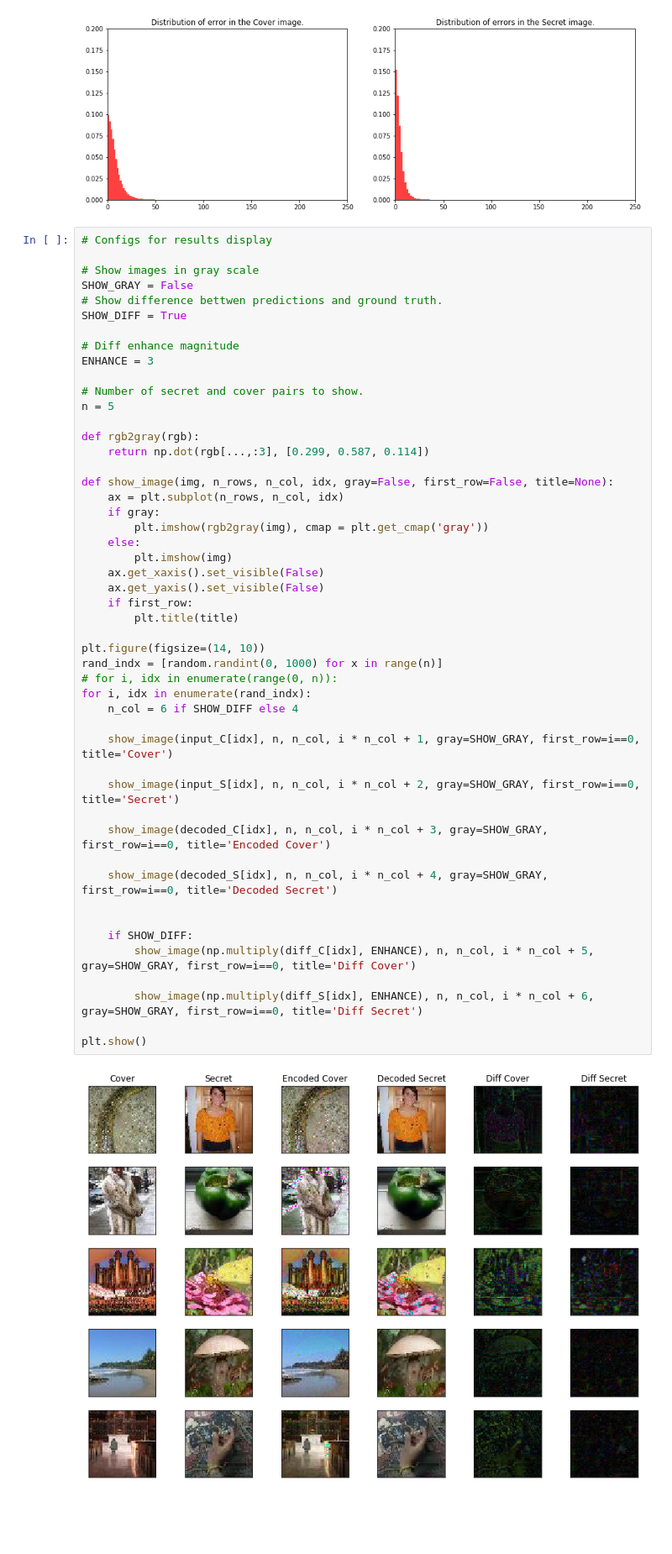
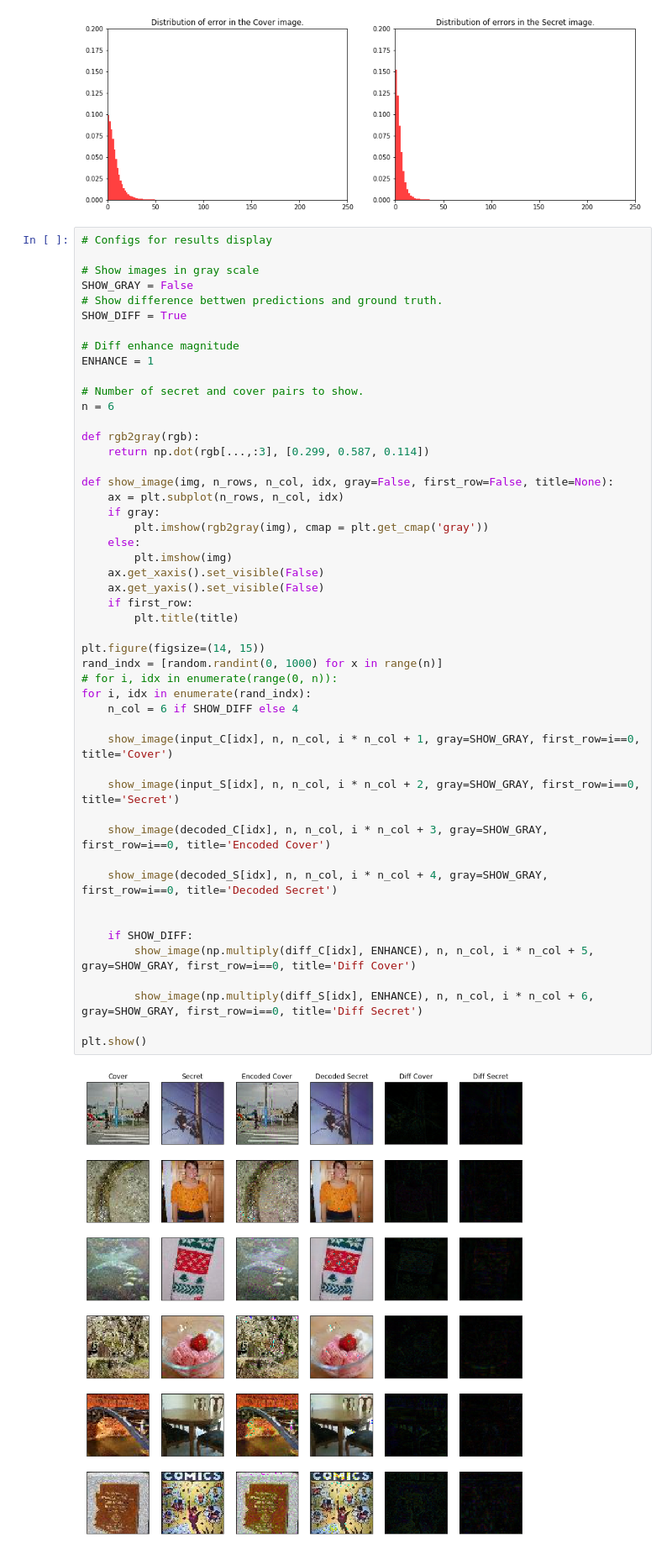
Before and after one commit to alexandremuzio/deep-steg, a Jupyter notebook: deep_steg.ipynb, the cells around one changed output. Shown at 84% size. Drawn from its saved outputs; the diff is of its cells as text; blank space fills up the shorter version.

Commit message:
Updating results images

```diff
--- a/deep_steg.ipynb
+++ b/deep_steg.ipynb
@@ -384,10 +384,10 @@ SHOW_GRAY = False
 SHOW_DIFF = True
 
 # Diff enhance magnitude
-ENHANCE = 3
+ENHANCE = 1
 
 # Number of secret and cover pairs to show.
-n = 5
+n = 6
 
 def rgb2gray(rgb):
     return np.dot(rgb[...,:3], [0.299, 0.587, 0.114])
@@ -397,32 +397,32 @@ def show_image(img, n_rows, n_col, idx, gray=False, first_row=False, title=None)
     if gray:
         plt.imshow(rgb2gray(img), cmap = plt.get_cmap('gray'))
     else:
         plt.imshow(img)
     ax.get_xaxis().set_visible(False)
     ax.get_yaxis().set_visible(False)
     if first_row:
         plt.title(title)
 
-plt.figure(figsize=(14, 10))
+plt.figure(figsize=(14, 15))
 rand_indx = [random.randint(0, 1000) for x in range(n)]
 # for i, idx in enumerate(range(0, n)):
 for i, idx in enumerate(rand_indx):
     n_col = 6 if SHOW_DIFF else 4
 
     show_image(input_C[idx], n, n_col, i * n_col + 1, gray=SHOW_GRAY, first_row=i==0, title='Cover')
 
     show_image(input_S[idx], n, n_col, i * n_col + 2, gray=SHOW_GRAY, first_row=i==0, title='Secret')
 
     show_image(decoded_C[idx], n, n_col, i * n_col + 3, gray=SHOW_GRAY, first_row=i==0, title='Encoded Cover')
 
     show_image(decoded_S[idx], n, n_col, i * n_col + 4, gray=SHOW_GRAY, first_row=i==0, title='Decoded Secret')
 
 
     if SHOW_DIFF:
         show_image(np.multiply(diff_C[idx], ENHANCE), n, n_col, i * n_col + 5, gray=SHOW_GRAY, first_row=i==0, title='Diff Cover')
 
         show_image(np.multiply(diff_S[idx], ENHANCE), n, n_col, i * n_col + 6, gray=SHOW_GRAY, first_row=i==0, title='Diff Secret')
 
 plt.show()
 # %% [output]
-[figure, old version]
+[figure, new version]
```
Also changed, not shown: parts of 1 cell of this notebook, 1 other file.
